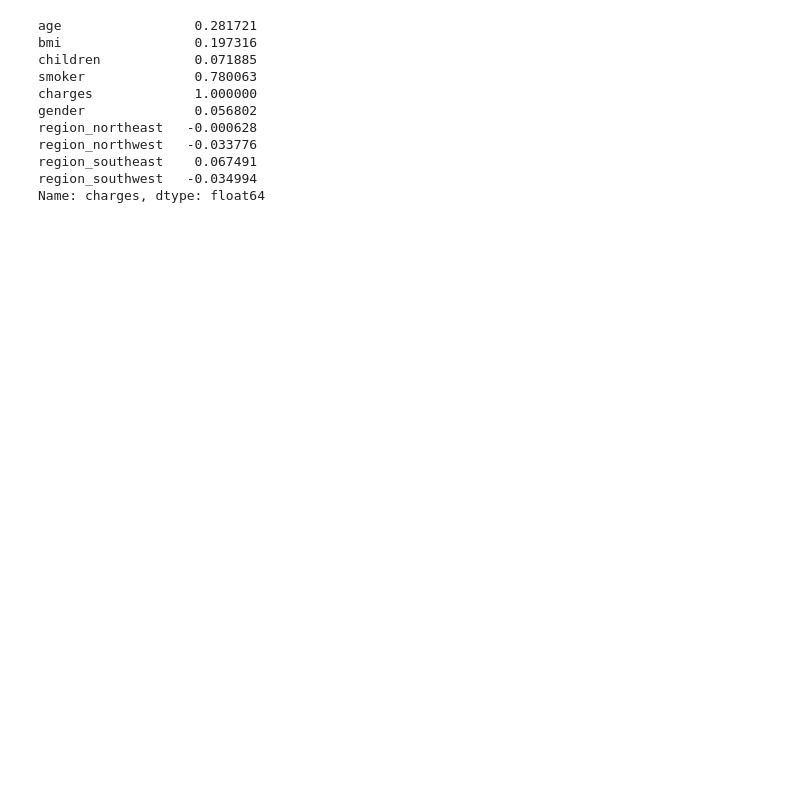
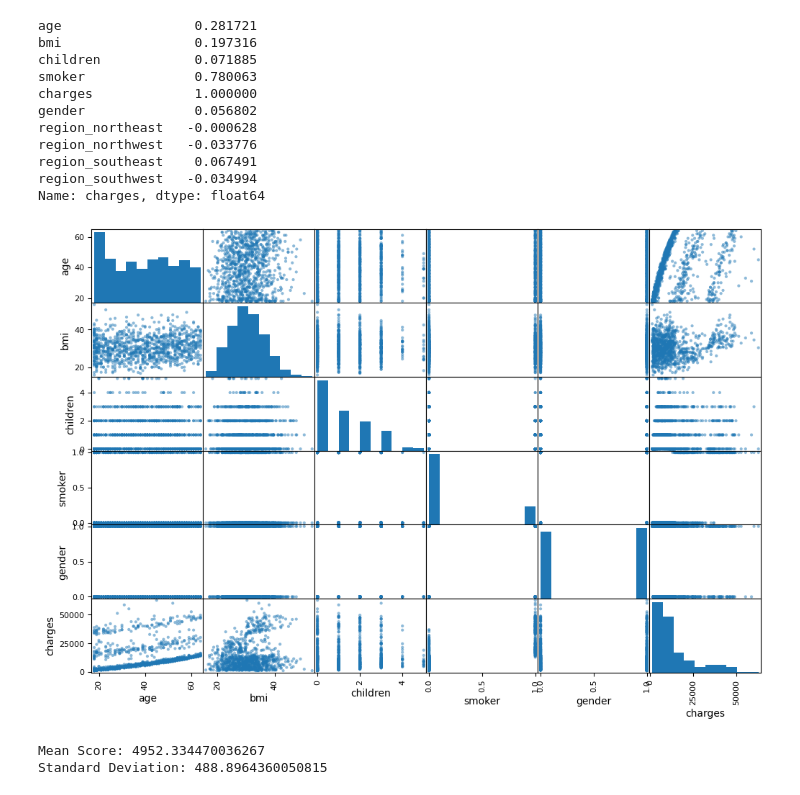
Before and after one commit to naina-bhatnagar/homlp, a Jupyter notebook: c2/exp_data_insurance_data.ipynb, the cells around one changed output. Saved outputs shown, nothing was run; the diff lists cells and outputs as text; code cells hidden in the pictures; blank space fills up the shorter version.

```diff
--- a/c2/exp_data_insurance_data.ipynb
+++ b/c2/exp_data_insurance_data.ipynb
@@ -93,6 +70,13 @@ region_northwest   -0.033776
 region_southeast    0.067491
 region_southwest   -0.034994
 Name: charges, dtype: float64
+# %%
+from pandas.plotting import scatter_matrix
+attr = ["age","bmi","children","smoker","gender","charges"]
+scatter_matrix(train[attr], figsize=(12,8))
+plt.show()
+# %% [output]
+[figure, added]
 # %%
 test = transformations(test)
 # %%
@@ -103 +90,10 @@ test_X = test.drop("charges", axis=1)
+# %%
+from sklearn.model_selection import cross_val_score
+scores = cross_val_score(model, X, y, scoring="neg_mean_squared_error", cv=10)
+rmse_scores = np.sqrt(-scores)
+print("Mean Score:", rmse_scores.mean())
+print("Standard Deviation:", rmse_scores.std())
+# %% [output]
+Mean Score: 4952.334470036267
+Standard Deviation: 488.8964360050815
 # %%
```
Also changed, not shown: parts of 11 cells of this notebook.
